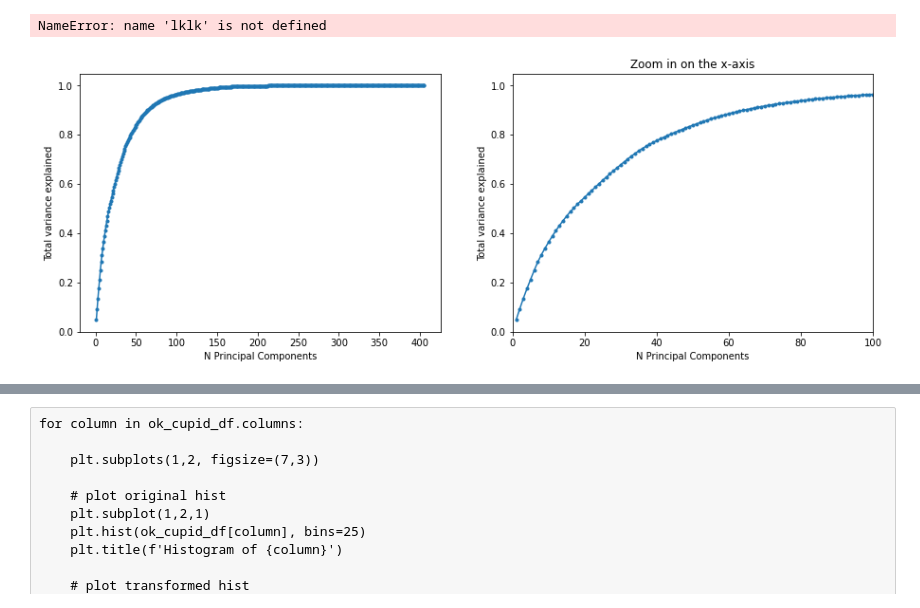
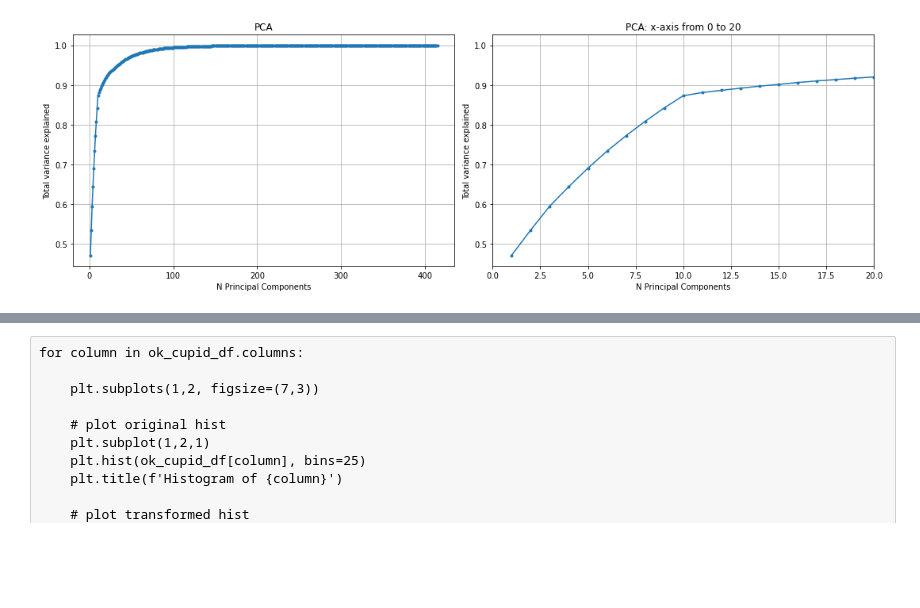
Before and after one commit to puneetsran/okcupid, a Jupyter notebook: ok_cupid_models.ipynb, the cells around one changed output, grey strips where cells are left out. Cells and saved outputs as stored; diff of their text form; code cells hidden in the pictures; blank space fills up the shorter version.

```diff
--- a/ok_cupid_models.ipynb
+++ b/ok_cupid_models.ipynb
@@ -38,11 +38,8 @@ ok_cupid_df.head(2)
 # %%
 ok_cupid_df_log = np.log(ok_cupid_df+1)
 # %%
-ok_cupid_df_log_sample = ok_cupid_df_log.sample(frac=0.2)
+#ok_cupid_df_log_sample = ok_cupid_df_log.sample(frac=0.1)
+ok_cupid_df_log_sample = ok_cupid_df_log
-# %%
-lklk
-# %% [output]
-NameError: name 'lklk' is not defined
 # %%
 from sklearn.decomposition import PCA
 
@@ -64,19 +61,24 @@ expl_var = pca_log_sample.explained_variance_ratio_
 # %%
 # examine plot for a potential elbow
 plt.subplots(1,2,figsize=(15,5))
 plt.subplot(1,2,1)
 plt.plot(range(1,cumulative_sum.shape[0]+1), cumulative_sum, marker='.')
 plt.xlabel('N Principal Components')
 plt.ylabel('Total variance explained')
 #plt.xticks(range(0,2744,200))
+plt.title('PCA')
+plt.grid()
+plt.savefig('images/pca_n_components.png', dpi=200)
 
 plt.subplot(1,2,2)
 plt.plot(range(1,cumulative_sum.shape[0]+1), cumulative_sum, marker='.')
 plt.xlabel('N Principal Components')
 plt.ylabel('Total variance explained')
-plt.title('Zoom in on the x-axis')
-plt.xlim(0,100)
-
+plt.title('PCA: x-axis from 0 to 20')
+plt.xlim(0,20)
+plt.grid()
+plt.tight_layout()
+plt.savefig('images/pca_n_components_zoom.png', dpi=200)
 plt.show()
 # %% [output]
-[figure, old version]
+[figure, new version]
```
Also changed, not shown: parts of 27 cells of this notebook.
